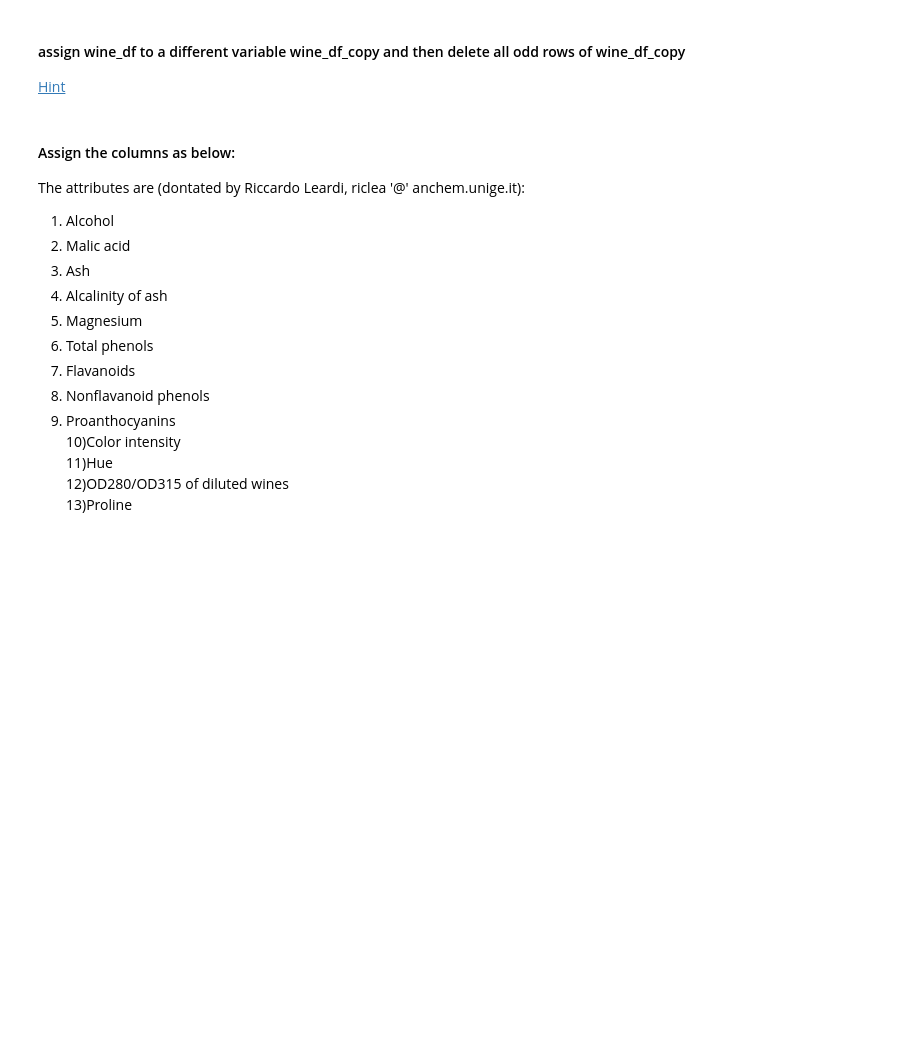
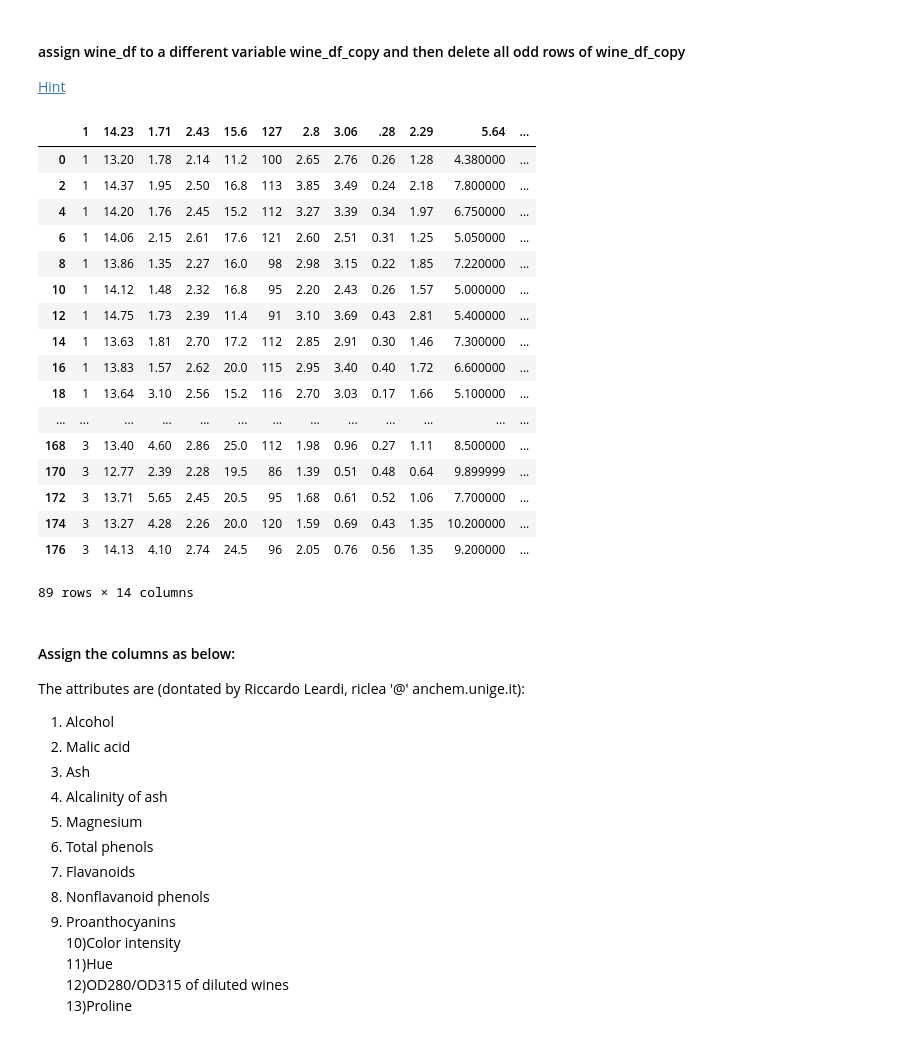
Before and after one commit to MLCCKolkata/Assignment-3, a Jupyter notebook: Exercise.ipynb, the cells around one changed output. Drawn from its saved outputs; the diff is of its cells as text; code cells hidden in the pictures; blank space fills up the shorter version.

```diff
--- a/Exercise.ipynb
+++ b/Exercise.ipynb
@@ -18,6 +49,30 @@ This is a wine dataset
 #### assign wine_df to a different variable wine_df_copy and then delete all odd rows of wine_df_copy
 
 [Hint](https://pandas.pydata.org/pandas-docs/stable/generated/pandas.DataFrame.drop.html)
+# %%
+
+wine_df_copy = wine_df.copy()
+wine_df_copy.drop(index=np.arange(1, wine_df_copy.shape[0], 2), inplace = True)
+wine_df_copy
+# %% [output]
+|  | 1 | 14.23 | 1.71 | 2.43 | 15.6 | 127 | 2.8 | 3.06 | .28 | 2.29 | 5.64 | ... |
+| 0 | 1 | 13.20 | 1.78 | 2.14 | 11.2 | 100 | 2.65 | 2.76 | 0.26 | 1.28 | 4.380000 | ... |
+| 2 | 1 | 14.37 | 1.95 | 2.50 | 16.8 | 113 | 3.85 | 3.49 | 0.24 | 2.18 | 7.800000 | ... |
+| 4 | 1 | 14.20 | 1.76 | 2.45 | 15.2 | 112 | 3.27 | 3.39 | 0.34 | 1.97 | 6.750000 | ... |
+| 6 | 1 | 14.06 | 2.15 | 2.61 | 17.6 | 121 | 2.60 | 2.51 | 0.31 | 1.25 | 5.050000 | ... |
+| 8 | 1 | 13.86 | 1.35 | 2.27 | 16.0 | 98 | 2.98 | 3.15 | 0.22 | 1.85 | 7.220000 | ... |
+| 10 | 1 | 14.12 | 1.48 | 2.32 | 16.8 | 95 | 2.20 | 2.43 | 0.26 | 1.57 | 5.000000 | ... |
+| 12 | 1 | 14.75 | 1.73 | 2.39 | 11.4 | 91 | 3.10 | 3.69 | 0.43 | 2.81 | 5.400000 | ... |
+| 14 | 1 | 13.63 | 1.81 | 2.70 | 17.2 | 112 | 2.85 | 2.91 | 0.30 | 1.46 | 7.300000 | ... |
+| 16 | 1 | 13.83 | 1.57 | 2.62 | 20.0 | 115 | 2.95 | 3.40 | 0.40 | 1.72 | 6.600000 | ... |
+| 18 | 1 | 13.64 | 3.10 | 2.56 | 15.2 | 116 | 2.70 | 3.03 | 0.17 | 1.66 | 5.100000 | ... |
+| ... | ... | ... | ... | ... | ... | ... | ... | ... | ... | ... | ... | ... |
+| 168 | 3 | 13.40 | 4.60 | 2.86 | 25.0 | 112 | 1.98 | 0.96 | 0.27 | 1.11 | 8.500000 | ... |
+| 170 | 3 | 12.77 | 2.39 | 2.28 | 19.5 | 86 | 1.39 | 0.51 | 0.48 | 0.64 | 9.899999 | ... |
+| 172 | 3 | 13.71 | 5.65 | 2.45 | 20.5 | 95 | 1.68 | 0.61 | 0.52 | 1.06 | 7.700000 | ... |
+| 174 | 3 | 13.27 | 4.28 | 2.26 | 20.0 | 120 | 1.59 | 0.69 | 0.43 | 1.35 | 10.200000 | ... |
+| 176 | 3 | 14.13 | 4.10 | 2.74 | 24.5 | 96 | 2.05 | 0.76 | 0.56 | 1.35 | 9.200000 | ... |
+89 rows × 14 columns
 # %% [markdown]
 #### Assign the columns as below:
 
```
Also changed, not shown: parts of 10 cells of this notebook.
